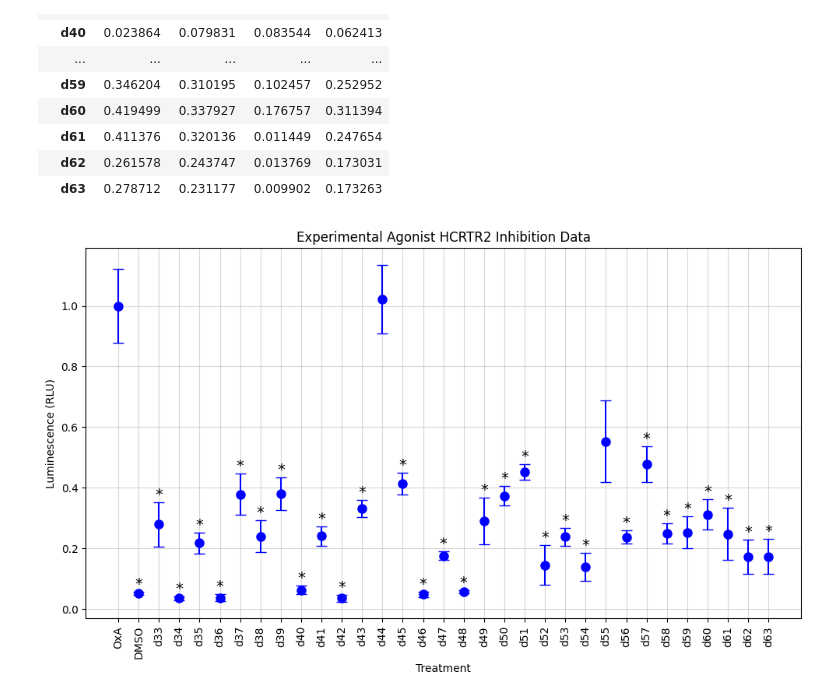
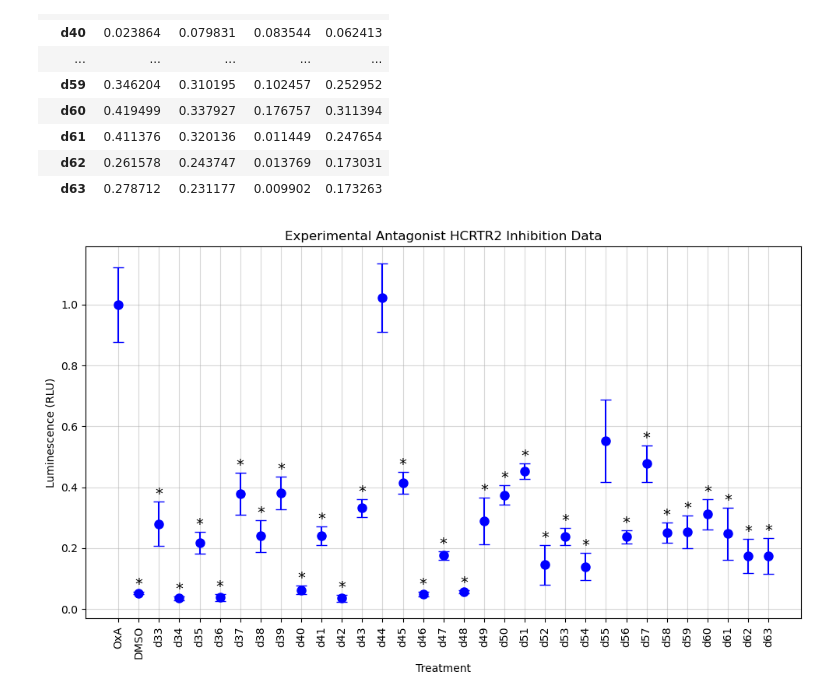
Before and after one commit to toadlover/ginsparg_thymelab_thesis, a Jupyter notebook: jupyter_notebooks/figure_making/presto_tango_data/5_9_25_antagonist_as_antagonist_screen_redo_with_multichannel/5_8_25_agonist_as_antagonist_screen_redo_with_multichannel.ipynb, the cells around one changed output. Saved outputs shown, nothing was run; the diff lists cells and outputs as text; code cells hidden in the pictures.

Commit message:
pushing updates to plots

```diff
--- a/jupyter_notebooks/figure_making/presto_tango_data/5_9_25_antagonist_as_antagonist_screen_redo_with_multichannel/5_8_25_agonist_as_antagonist_screen_redo_with_multichannel.ipynb
+++ b/jupyter_notebooks/figure_making/presto_tango_data/5_9_25_antagonist_as_antagonist_screen_redo_with_multichannel/5_8_25_agonist_as_antagonist_screen_redo_with_multichannel.ipynb
@@ -102,32 +103,32 @@ for i, drug in enumerate(drug_names):
 
 # Step 4: Plot the data with error bars
 plt.figure(figsize=(10, 6))
 
 # Specify a color for all data points (e.g., 'blue')
 color = 'blue'
 
 # Plot the drugs with error bars and set all data points to the same color
 for i, drug in enumerate(drug_names):
     plt.errorbar(
         [i], drug_means[i], yerr=drug_sems[i], fmt="o", label=drug, capsize=5, markersize=8, color=color
     )
 
 # Add asterisks for statistical significance
 for i, p_value in enumerate(p_values):
     if p_value < 0.05:
         plt.text(
             i, drug_means[i] + drug_sems[i], "*", ha="center", va="bottom", fontsize=14, color="black"
         )
 
 # Customize the plot
-plt.title('Experimental Agonist HCRTR2 Inhibition Data')
+plt.title('Experimental Antagonist HCRTR2 Inhibition Data')
 plt.xlabel('Treatment')
 plt.ylabel('Luminescence (RLU)')
 plt.xticks(np.arange(len(drug_names)), drug_names, rotation=90, ha="center")
 plt.grid(alpha=0.5)
 plt.tight_layout()
 
 # Show the plot
 plt.show()
 # %% [output]
-[figure, old version]
+[figure, new version]
```
Also changed, not shown: parts of 1 cell of this notebook, 3 other files.
